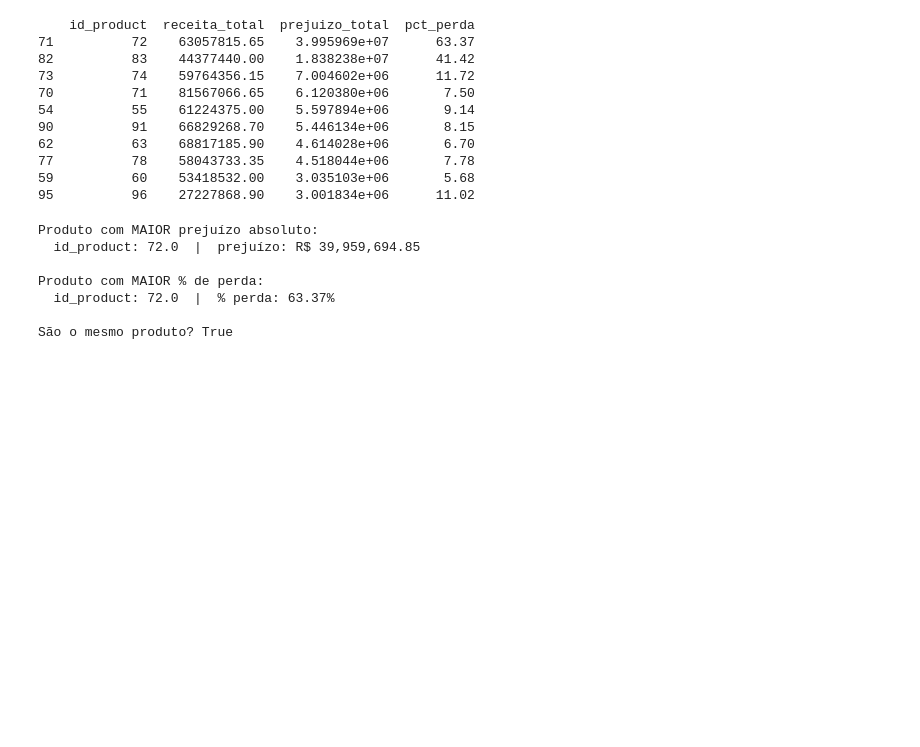
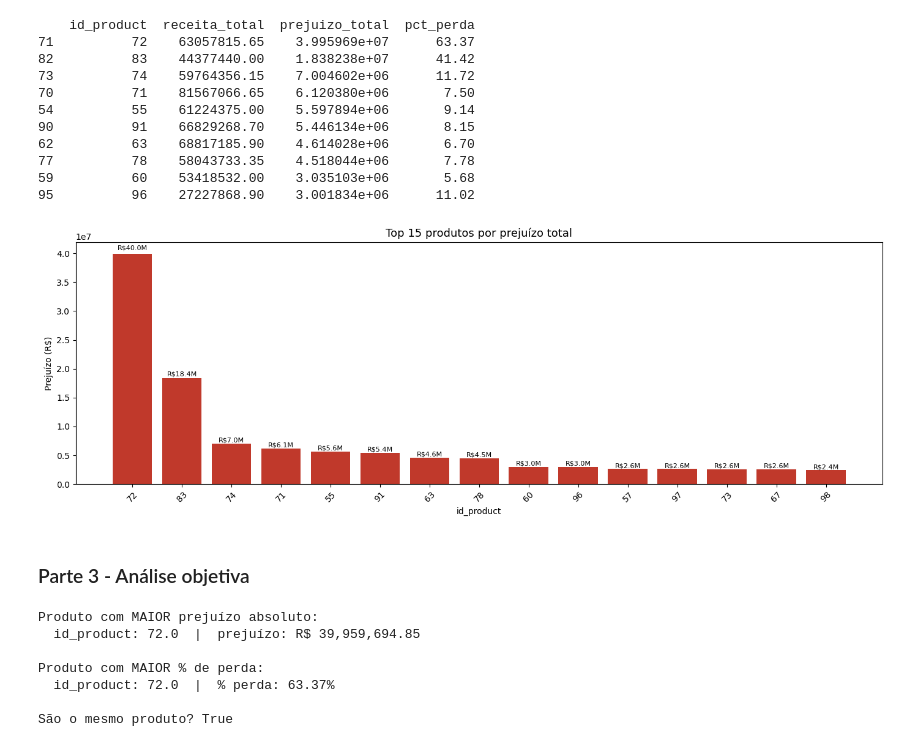
Before and after one commit to maurotessarolojunior/lh_nautical, a Jupyter notebook: lh_nautical.ipynb, the cells around one changed output. Cells and saved outputs as stored; diff of their text form; code cells hidden in the pictures; blank space fills up the shorter version.

```diff
--- a/lh_nautical.ipynb
+++ b/lh_nautical.ipynb
@@ -393,11 +363,3 @@ Dias sem cotação após ffill: 1
 6  2023-01-07       5.2855
 7  2023-01-08       5.2855
 Dias sem cotação: 0
-# %%
-# Junta vendas com câmbio pela data
-df_vendas['sale_date'] = pd.to_datetime(df_vendas['sale_date']).dt.date.astype(str)
-df_q4 = df_vendas.merge(df_cambio_full, left_on='sale_date', right_on='data', how='left')
-
-# Verifica
-print("Vendas sem câmbio:", df_q4['taxa_cambio'].isna().sum())
-print(df_q4[['id_product', 'sale_date', 'total', 'taxa_cambio']].head())
@@ -422,9 +384,12 @@ Vendas sem câmbio: 0
 3          23  2023-03-02   55893.0       5.2080
 4          57  2024-12-02  451403.9       6.0634
 # %%
-# Converte datas para datetime para o merge_asof funcionar
+# Prepara df_custos ordenado para o merge_asof
+df_custos_sorted = df_custos.sort_values('start_date')
+
+# Converte datas para datetime
 df_q4['sale_date_dt'] = pd.to_datetime(df_q4['sale_date'])
-df_custos_sorted['start_date_dt'] = pd.to_datetime(df_custos_sorted['start_date'])
+df_custos_sorted['start_date_dt'] = pd.to_datetime(df_custos_sorted['start_date'], format='mixed', dayfirst=True)
 
 df_q4 = pd.merge_asof(
     df_q4.sort_values('sale_date_dt'),
@@ -476,4 +504,28 @@ print(df_prejuizo.head(10))
 77          78    58043733.35    4.518044e+06       7.78
 59          60    53418532.00    3.035103e+06       5.68
 95          96    27227868.90    3.001834e+06      11.02
+# %%
+import matplotlib.pyplot as plt
+
+# Pega só os top 15 produtos por prejuízo para o gráfico ficar legível
+df_plot = df_prejuizo.head(15)
+
+fig, ax = plt.subplots(figsize=(14, 5))
+bars = ax.bar(df_plot['id_product'].astype(str), df_plot['prejuizo_total'], color='#c0392b')
+
+# Rótulos no topo de cada barra
+for bar in bars:
+    ax.text(bar.get_x() + bar.get_width()/2, bar.get_height() * 1.01,
+            f"R${bar.get_height()/1e6:.1f}M", ha='center', va='bottom', fontsize=8)
+
+ax.set_title('Top 15 produtos por prejuízo total', fontsize=13)
+ax.set_xlabel('id_product')
+ax.set_ylabel('Prejuízo (R$)')
+ax.tick_params(axis='x', rotation=45)
+plt.tight_layout()
+plt.show()
+# %% [output]
+[figure, added]
+# %% [markdown]
+### Parte 3 - Análise objetiva
 # %%
```
Also changed, not shown: parts of 62 cells of this notebook.
